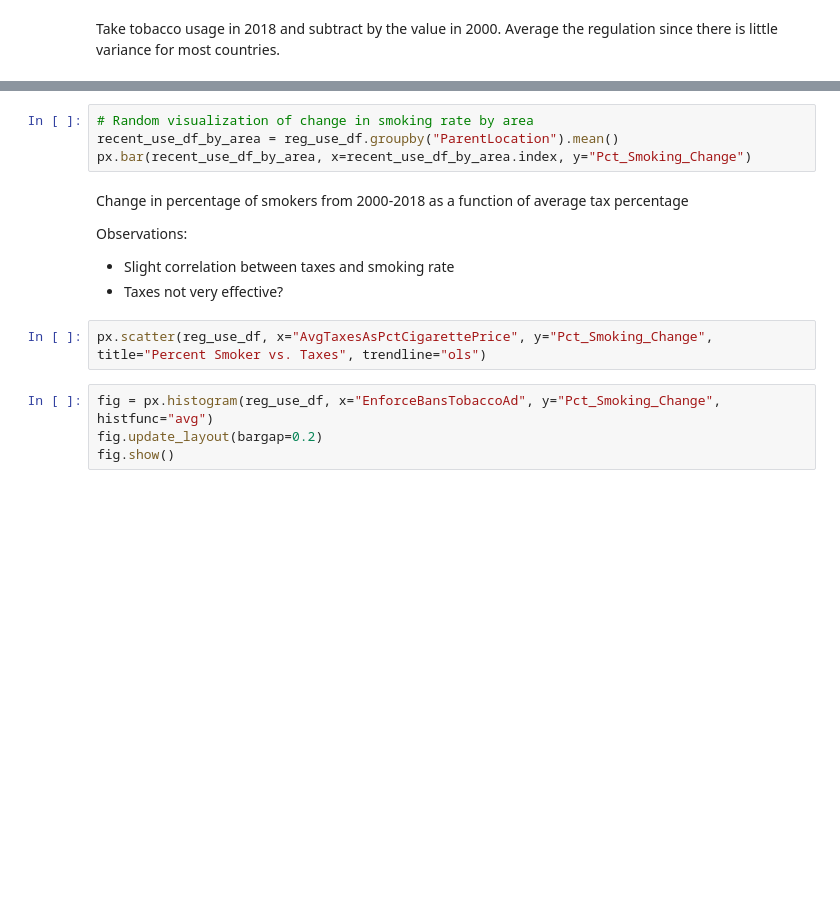
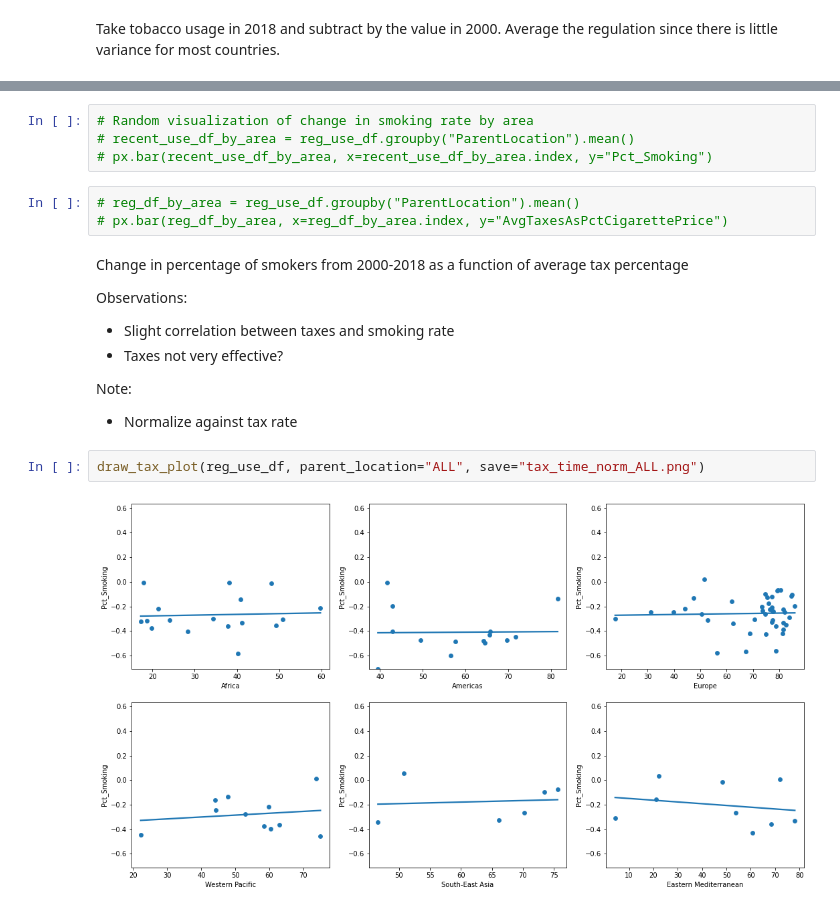
Before and after one commit to QiyunC/Citadel-Datathon-2021, a Jupyter notebook: EDA.ipynb, the cells around one changed output, grey strips where cells are left out. Cells and saved outputs as stored; diff of their text form; blank space fills up the shorter version.

```diff
--- a/EDA.ipynb
+++ b/EDA.ipynb
@@ -193,16 +302,20 @@ reg_use_df
 # %%
 # Random visualization of change in smoking rate by area
-recent_use_df_by_area = reg_use_df.groupby("ParentLocation").mean()
-px.bar(recent_use_df_by_area, x=recent_use_df_by_area.index, y="Pct_Smoking_Change")
+# recent_use_df_by_area = reg_use_df.groupby("ParentLocation").mean()
+# px.bar(recent_use_df_by_area, x=recent_use_df_by_area.index, y="Pct_Smoking")
+# %%
+# reg_df_by_area = reg_use_df.groupby("ParentLocation").mean()
+# px.bar(reg_df_by_area, x=reg_df_by_area.index, y="AvgTaxesAsPctCigarettePrice")
 # %% [markdown]
 Change in percentage of smokers from 2000-2018 as a function of average tax percentage
 
 Observations:
 - Slight correlation between taxes and smoking rate
 - Taxes not very effective?
+
+Note:
+- Normalize against tax rate
-# %%
-px.scatter(reg_use_df, x="AvgTaxesAsPctCigarettePrice", y="Pct_Smoking_Change", title="Percent Smoker vs. Taxes", trendline="ols")
-# %%
-fig = px.histogram(reg_use_df, x="EnforceBansTobaccoAd", y="Pct_Smoking_Change", histfunc="avg")
-fig.update_layout(bargap=0.2)
-fig.show()
+# %%
+draw_tax_plot(reg_use_df, parent_location="ALL", save="tax_time_norm_ALL.png")
+# %% [output]
+[figure, added]
```
Also changed, not shown: parts of 33 cells of this notebook, 1 other file.
